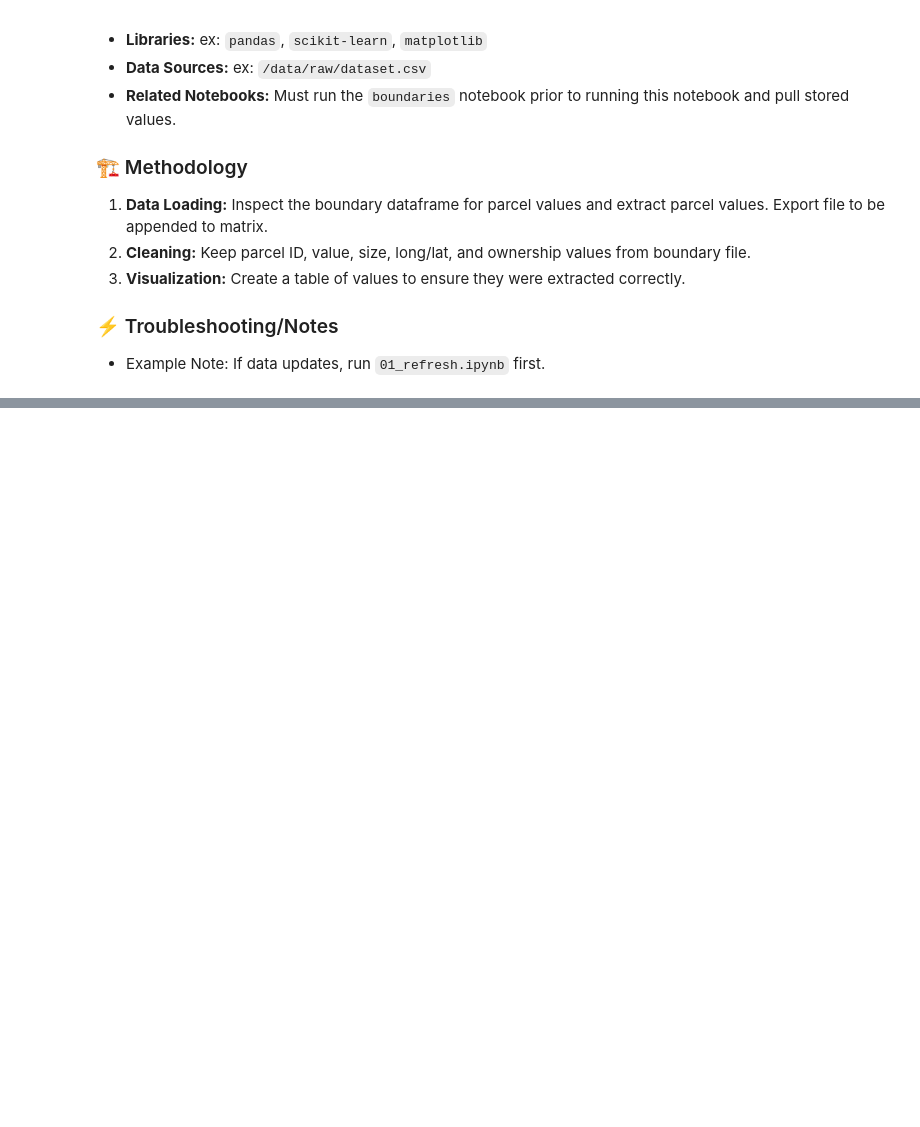
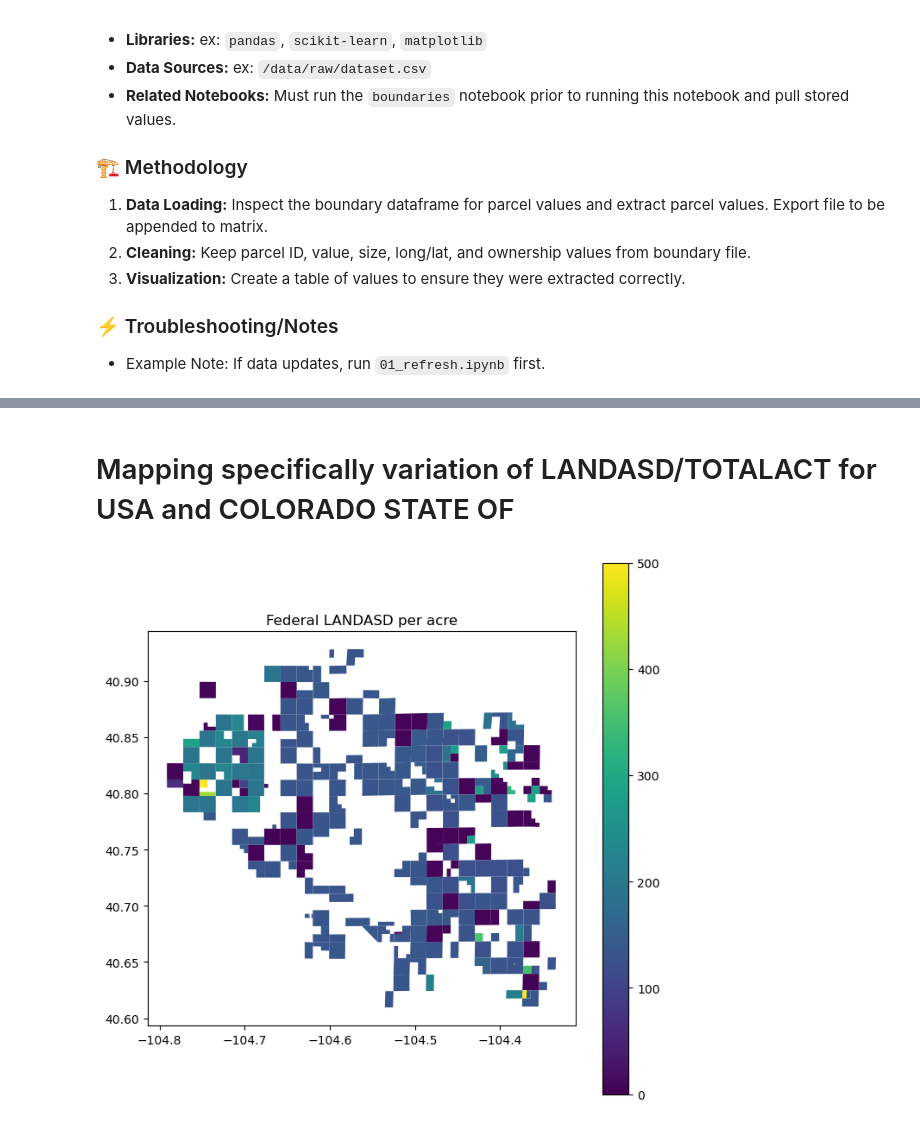
Before and after one commit to maxwarnock/Pawnee-Grasslands-Project, a Jupyter notebook: code/land_value.ipynb, the cells around one changed output, grey strips where cells are left out. Cells and saved outputs as stored; diff of their text form; code cells hidden in the pictures; blank space fills up the shorter version.

```diff
--- a/code/land_value.ipynb
+++ b/code/land_value.ipynb
@@ -36,0 +324,31 @@ print(f'Repo root: {repo_root}')
+# %% [markdown]
+# Mapping specifically variation of LANDASD/TOTALACT for USA and COLORADO STATE OF
+# %%
+# As size affects value greatly, the mapping here tries to contain extreme values
+# Here we calculate landasd PER acre INSTEAD of per parcel using simple math
+
+import matplotlib.pyplot as plt
+
+usa = parcels[parcels["NAME"] == "U S A"].copy()
+
+usa["landasd_per_acre"] = usa["LANDASD"] / usa["GIS_Acres"]
+
+fig, ax = plt.subplots(figsize=(8,8))
+
+vmin = 0
+vmax = 500
+
+usa.plot(
+    column="landasd_per_acre",
+    cmap="viridis",
+    legend=True,
+    ax=ax,
+    vmin=vmin,
+    vmax=vmax
+)
+
+ax.set_title("Federal LANDASD per acre")
+
+plt.show()
+# %% [output]
+[figure, added]
```
Also changed, not shown: parts of 20 cells of this notebook.
